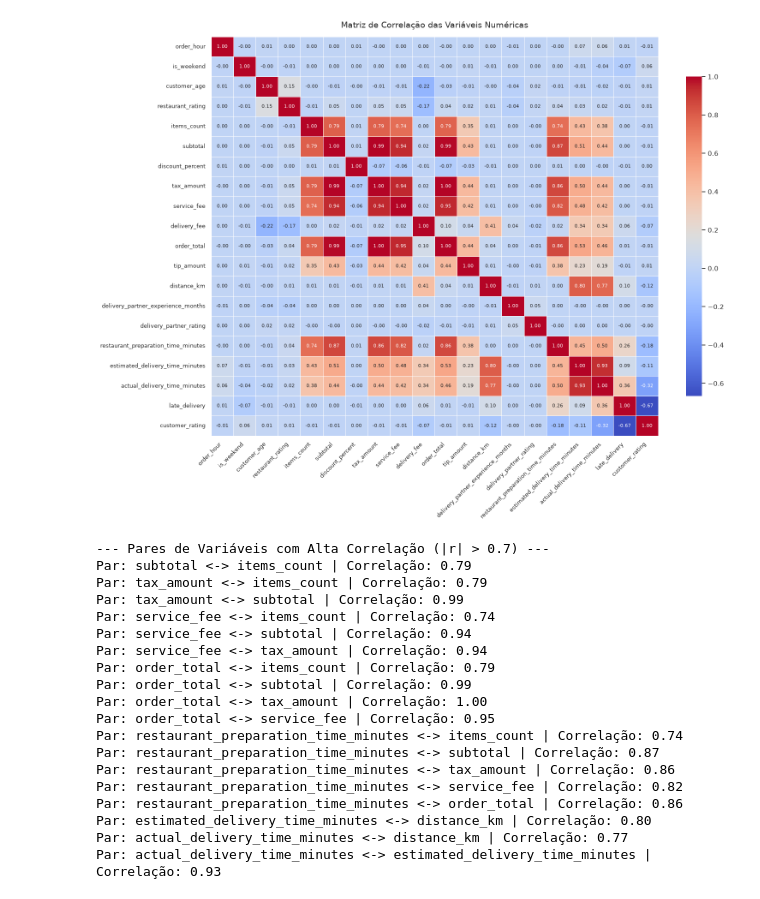
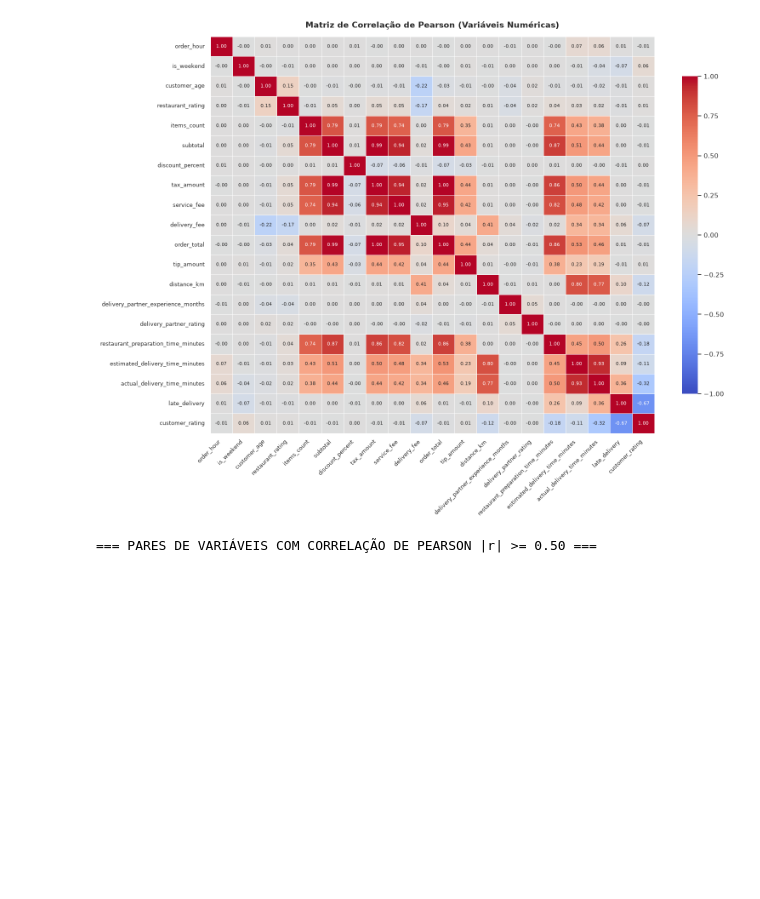
Before and after one commit to Felipe-edu34/food-delivery-eta-analysis-ml, a Jupyter notebook: notebooks/01_eda.ipynb, the cells around one changed output. Saved outputs shown, nothing was run; the diff lists cells and outputs as text; code cells hidden in the pictures; blank space fills up the shorter version.

Commit message:
feat: implement complete ML pipeline for food delivery ETA analysis with models, reports, and documentation

```diff
--- a/notebooks/01_eda.ipynb
+++ b/notebooks/01_eda.ipynb
@@ -9,15 +0,0 @@ Além disso, exibimos tanto as **primeiras** quanto as **últimas** linhas para
-# %%
-import matplotlib.pyplot as plt
-import numpy as np
-import pandas as pd
-import seaborn as sns
-
-sns.set_theme(style="whitegrid")
-
-# Carregamento do dataset
-caminho_arquivo = "../data/raw/food_delivery_orders_dataset.csv"
-df = pd.read_csv(caminho_arquivo)
-
-# Conversão de datas
-df["order_timestamp"] = pd.to_datetime(df["order_timestamp"])
-df["order_date"] = pd.to_datetime(df["order_date"])
@@ -220,61 +337,40 @@ Calculamos a matriz de correlação de Pearson para as variáveis numéricas e a
 # %%
-import os
-
-os.makedirs("../reports/figures", exist_ok=True)
-
-# Seleção de variáveis numéricas
 df_numeric = df.select_dtypes(include=[np.number])
 matriz_corr = df_numeric.corr()
 
-# Configuração da figura com espaço suficiente
 plt.figure(figsize=(16, 12))
-
-# Mapa de calor com fonte ajustada e formatação limpa
 sns.heatmap(
     matriz_corr,
     annot=True,
-    fmt=".2f",  # Mantém 2 casas decimais
-    annot_kws={"size": 8},  # Fonte pequena para não encavalar os números
+    fmt=".2f",
+    annot_kws={"size": 8},
     cmap="coolwarm",
+    vmin=-1, vmax=1,
     linewidths=0.5,
-    cbar_kws={"shrink": 0.8},
+    cbar_kws={"shrink": 0.8}
 )
-
-plt.title("Matriz de Correlação das Variáveis Numéricas", fontsize=14, pad=15)
+plt.title("Matriz de Correlação de Pearson (Variáveis Numéricas)", fontsize=14, fontweight="bold", pad=15)
 plt.xticks(rotation=45, ha="right", fontsize=9)
 plt.yticks(fontsize=9)
 plt.tight_layout()
-
 plt.savefig("../reports/figures/correlation_matrix.png", dpi=300)
 plt.show()
 
-# Identificação dos pares com alta correlação
-print("--- Pares de Variáveis com Alta Correlação (|r| > 0.7) ---")
-for i in range(len(matriz_corr.columns)):
-    for j in range(i):
-        if abs(matriz_corr.iloc[i, j]) > 0.7:
-            col1 = matriz_corr.columns[i]
-            col2 = matriz_corr.columns[j]
-            val = matriz_corr.iloc[i, j]
-            print(f"Par: {col1} <-> {col2} | Correlação: {val:.2f}")
+# Tabela exata de pares com |r| >= 0.50
+pares_corr = get_high_correlation_pairs(df, threshold=0.50)
+pares_corr.to_csv("../reports/tables/eda_high_correlations.csv", index=False)
+
+print("=== PARES DE VARIÁVEIS COM CORRELAÇÃO DE PEARSON |r| >= 0.50 ===")
+display(pares_corr)
+
+# Tabela de correlação específica com os dois alvos do projeto
+corr_alvos = pd.DataFrame({
+    "Corr_Tempo_Real (actual_delivery_time_minutes)": matriz_corr["actual_delivery_time_minutes"].round(4),
+    "Corr_Atraso (late_delivery)": matriz_corr["late_delivery"].round(4)
+}).sort_values(by="Corr_Tempo_Real (actual_delivery_time_minutes)", ascending=False)
+
+print("\n=== CORRELAÇÃO DE PEARSON COM OS ALVOS DE REGRESSÃO E CLASSIFICAÇÃO ===")
+display(corr_alvos)
 # %% [output]
-[figure, old version]
+[figure, new version]
---- Pares de Variáveis com Alta Correlação (|r| > 0.7) ---
-Par: subtotal <-> items_count | Correlação: 0.79
-Par: tax_amount <-> items_count | Correlação: 0.79
-Par: tax_amount <-> subtotal | Correlação: 0.99
-Par: service_fee <-> items_count | Correlação: 0.74
-Par: service_fee <-> subtotal | Correlação: 0.94
-Par: service_fee <-> tax_amount | Correlação: 0.94
-Par: order_total <-> items_count | Correlação: 0.79
-Par: order_total <-> subtotal | Correlação: 0.99
-Par: order_total <-> tax_amount | Correlação: 1.00
-Par: order_total <-> service_fee | Correlação: 0.95
-Par: restaurant_preparation_time_minutes <-> items_count | Correlação: 0.74
-Par: restaurant_preparation_time_minutes <-> subtotal | Correlação: 0.87
-Par: restaurant_preparation_time_minutes <-> tax_amount | Correlação: 0.86
-Par: restaurant_preparation_time_minutes <-> service_fee | Correlação: 0.82
-Par: restaurant_preparation_time_minutes <-> order_total | Correlação: 0.86
-Par: estimated_delivery_time_minutes <-> distance_km | Correlação: 0.80
-Par: actual_delivery_time_minutes <-> distance_km | Correlação: 0.77
-Par: actual_delivery_time_minutes <-> estimated_delivery_time_minutes | Correlação: 0.93
+=== PARES DE VARIÁVEIS COM CORRELAÇÃO DE PEARSON |r| >= 0.50 ===
```
Also changed, not shown: parts of 30 cells of this notebook, 19 other files.
